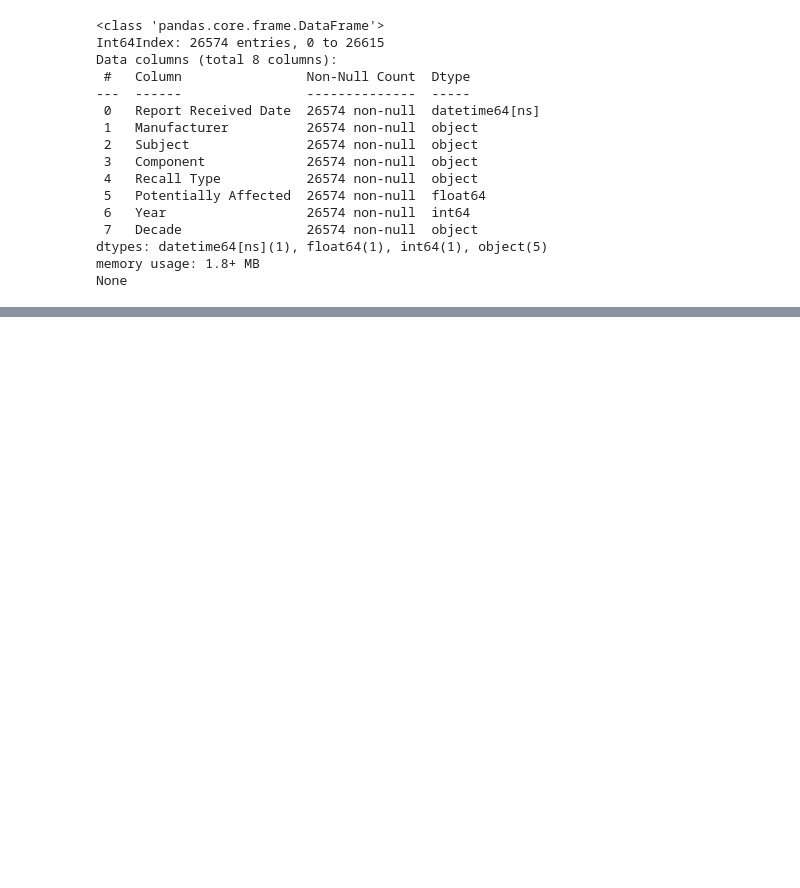
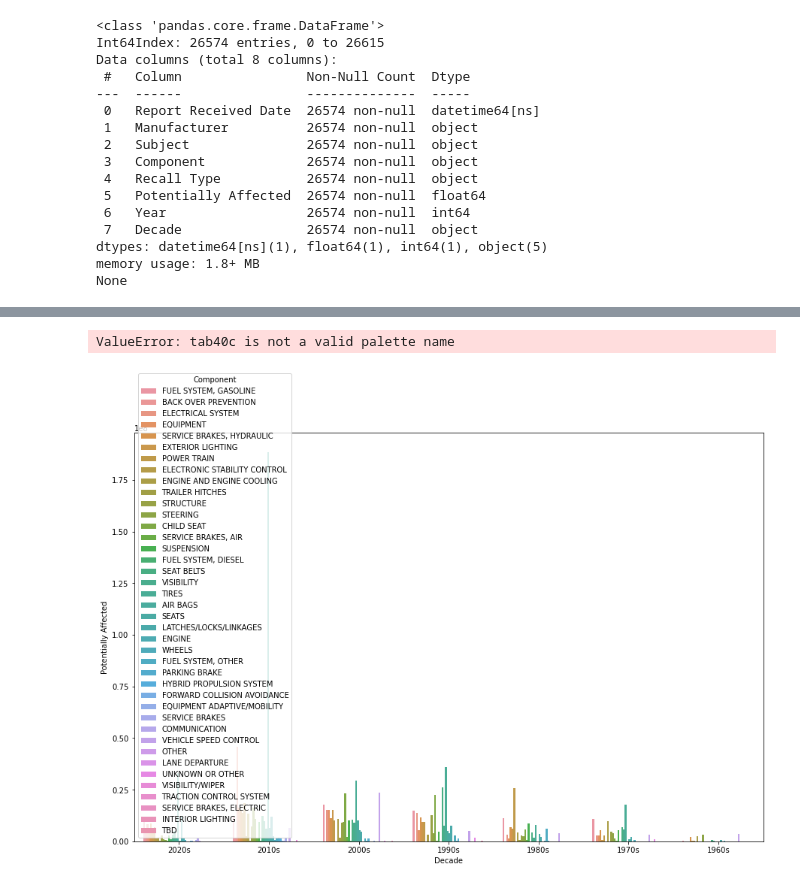
Before and after one commit to jlenehan/US_Auto_Recalls, a Jupyter notebook: Auto Recalls.ipynb, the cells around one changed output, grey strips where cells are left out. Cells and saved outputs as stored; diff of their text form; code cells hidden in the pictures; blank space fills up the shorter version.

Commit message:
Editing seaborn colour palette

```diff
--- a/Auto Recalls.ipynb
+++ b/Auto Recalls.ipynb
@@ -289,0 +285,26 @@ EQUIPMENT                            46192208.0
+# %%
+#getting sum and mean of top 10 by decade
+sum_decade_table = pd.pivot_table(recalls, values='Potentially Affected', index='Decade',
+                                  columns='Component', aggfunc=sum)
+mean_decade_table = pd.pivot_table(recalls, values='Potentially Affected', index='Decade',
+                                   columns='Component', aggfunc=np.mean)
+
+#setting color palette
+sns.set_palette('tab40c')
+
+#stacked barplot of sum potentially affected
+sum_decade_table.plot(kind='bar',stacked=True)
+plt.legend(bbox_to_anchor=(1.05, 1), loc='upper left', borderaxespad=0)
+plt.show()
+
+#stacked barplot of mean potentially affected
+mean_decade_table.plot(kind='bar',stacked=True)
+plt.legend(bbox_to_anchor=(1.05, 1), loc='upper left', borderaxespad=0)
+plt.show()
+# %% [output]
+ValueError: tab40c is not a valid palette name
+# %%
+sns.barplot(data=recalls,x='Decade',y='Potentially Affected',hue='Component',ci=None,estimator=sum)
+plt.show()
+# %% [output]
+[figure, added]
```
Also changed, not shown: parts of 9 cells of this notebook.
